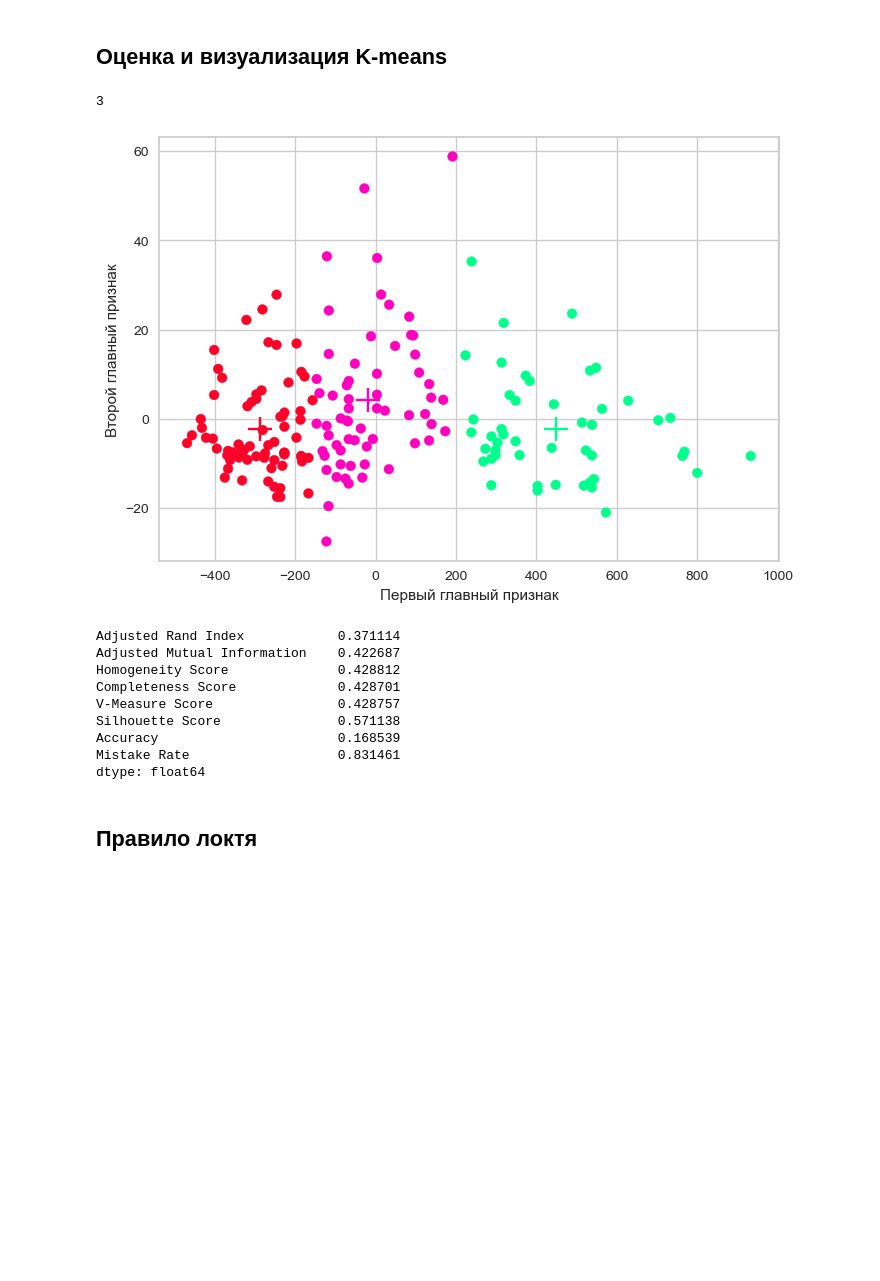
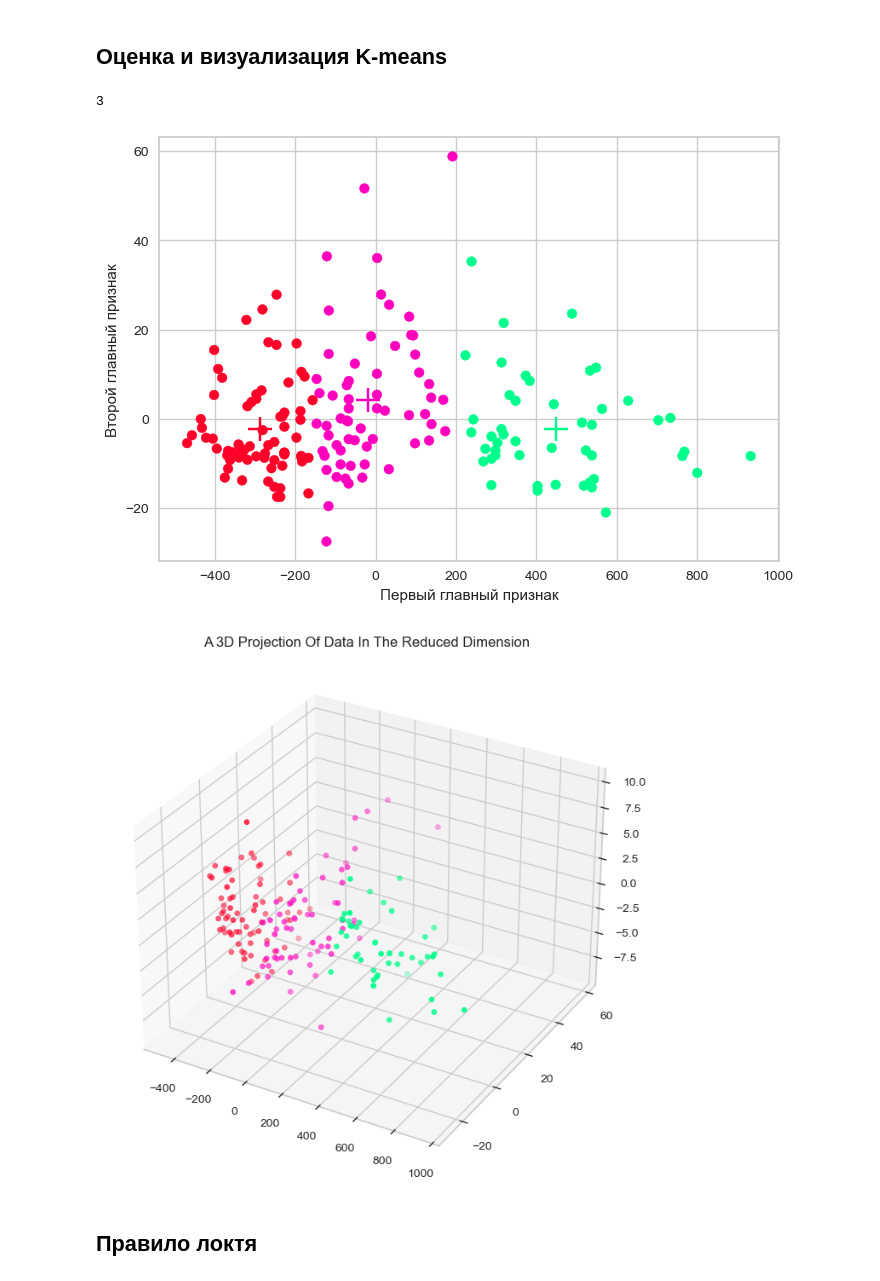
Before and after one commit to fongradnastya/data_anilysis6, a Jupyter notebook: notebooks/work6.ipynb, the cells around one changed output. Drawn from its saved outputs; the diff is of its cells as text; code cells hidden in the pictures; blank space fills up the shorter version.

```diff
--- a/notebooks/work6.ipynb
+++ b/notebooks/work6.ipynb
@@ -91,21 +113,14 @@ plot_pca(x, y)
 # %%
 cl_count = np.unique(y if isinstance(y, np.ndarray) else y.values).size
 print(cl_count)
 km = KMeans(n_clusters=cl_count, random_state=42).fit(x)
 plot_pca(x, km.labels_, c_centers=km.cluster_centers_)
 count_scores(x, y, km.labels_)
+plot_3d_pca(x, km.labels_)
 # %% [output]
 3
 [figure]
-Adjusted Rand Index            0.371114
-Adjusted Mutual Information    0.422687
-Homogeneity Score              0.428812
-Completeness Score             0.428701
-V-Measure Score                0.428757
-Silhouette Score               0.571138
-Accuracy                       0.168539
-Mistake Rate                   0.831461
-dtype: float64
+[figure, added]
 # %% [markdown]
 ## Правило локтя
 # %%
```
Also changed, not shown: parts of 10 cells of this notebook.
